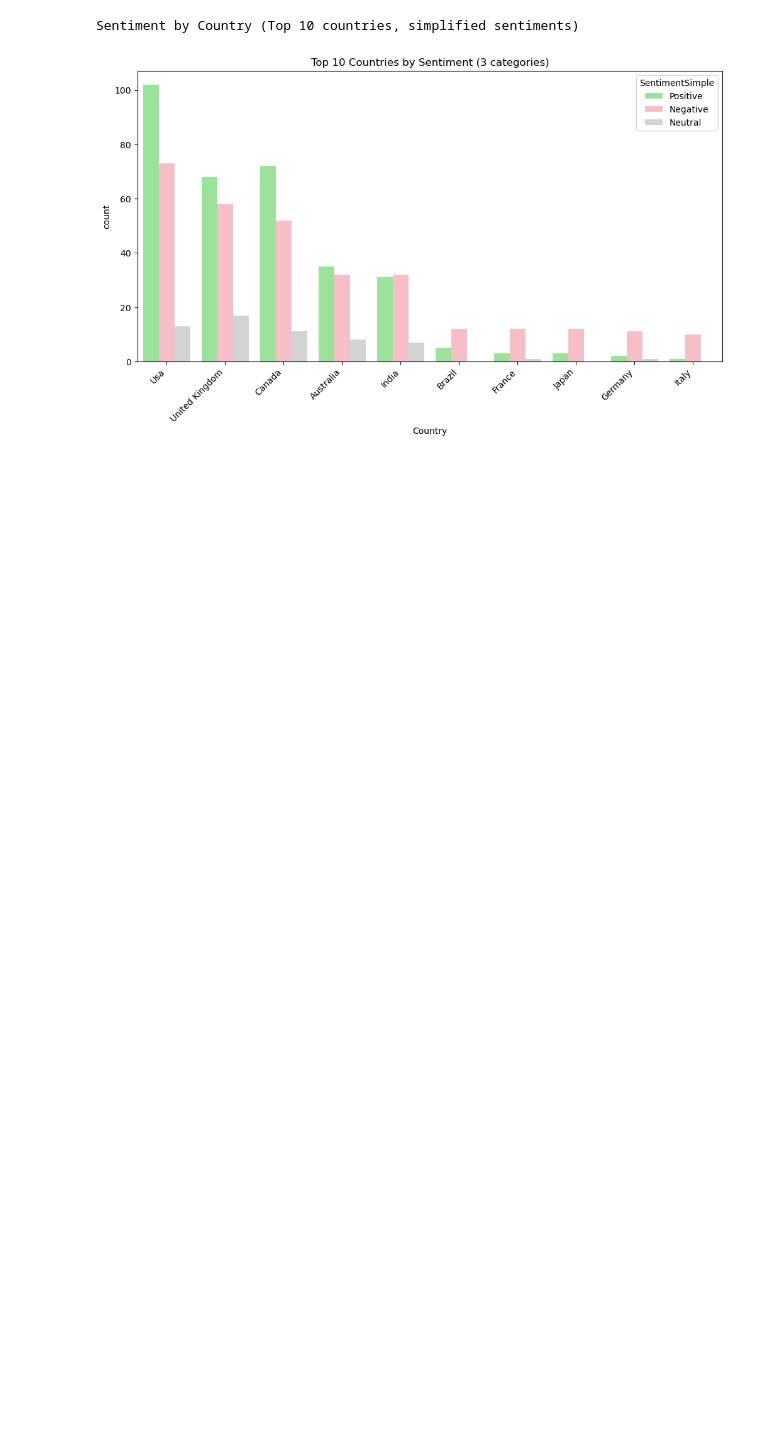
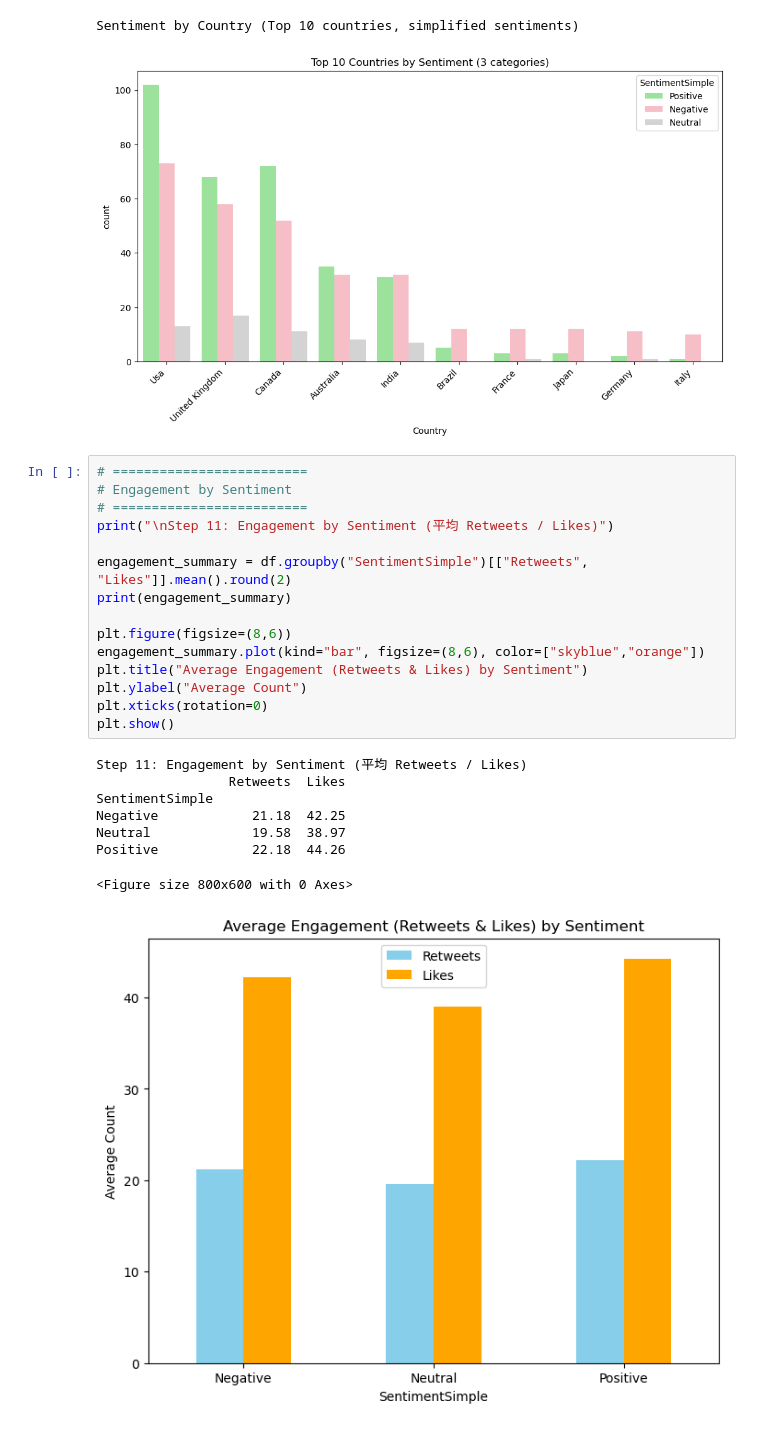
Before and after one commit to Eros-Carrasco/social-media-sentiment-insights, a Jupyter notebook: notebooks/EDA.ipynb, the cells around one changed output. Drawn from its saved outputs; the diff is of its cells as text; blank space fills up the shorter version.

Commit message:
Made 2 charts

```diff
--- a/notebooks/EDA.ipynb
+++ b/notebooks/EDA.ipynb
@@ -679,3 +679,27 @@ Platform Distribution (with simplified sentiments)
 [figure]
 Sentiment by Country (Top 10 countries, simplified sentiments)
 [figure]
+# %%
+# =========================
+# Engagement by Sentiment
+# =========================
+print("\nStep 11: Engagement by Sentiment (平均 Retweets / Likes)")
+
+engagement_summary = df.groupby("SentimentSimple")[["Retweets", "Likes"]].mean().round(2)
+print(engagement_summary)
+
+plt.figure(figsize=(8,6))
+engagement_summary.plot(kind="bar", figsize=(8,6), color=["skyblue","orange"])
+plt.title("Average Engagement (Retweets & Likes) by Sentiment")
+plt.ylabel("Average Count")
+plt.xticks(rotation=0)
+plt.show()
+# %% [output]
+Step 11: Engagement by Sentiment (平均 Retweets / Likes)
+                 Retweets  Likes
+SentimentSimple
+Negative            21.18  42.25
+Neutral             19.58  38.97
+Positive            22.18  44.26
+<Figure size 800x600 with 0 Axes>
+[figure, added]
```
Also changed, not shown: parts of 7 cells of this notebook.
